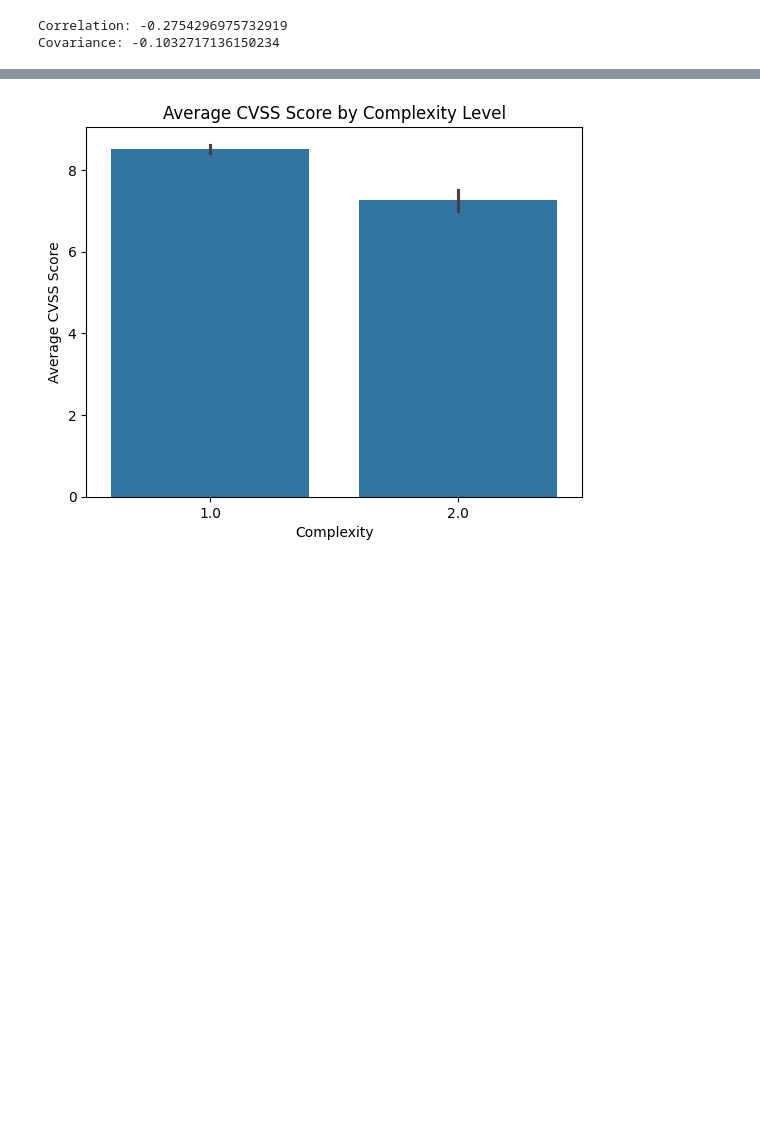
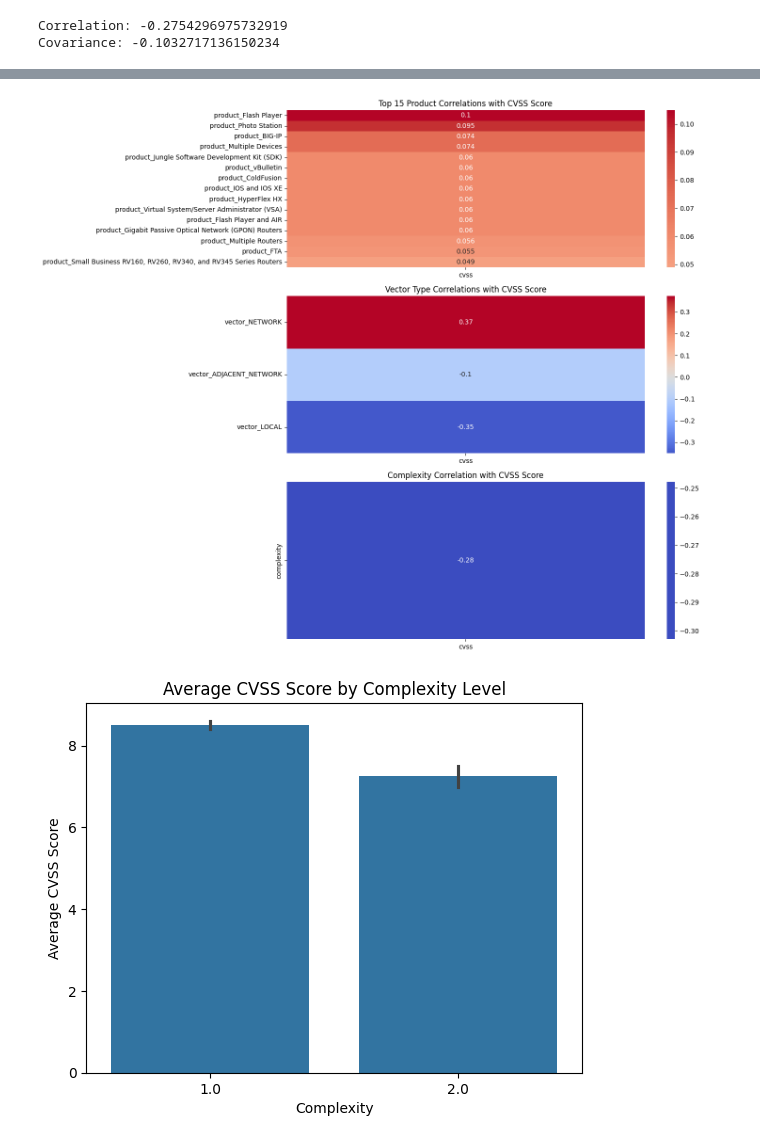
Before and after one commit to S10241798/AITT, a Jupyter notebook: AITT Assignment.ipynb, the cells around one changed output, grey strips where cells are left out. Saved outputs shown, nothing was run; the diff lists cells and outputs as text; code cells hidden in the pictures; blank space fills up the shorter version.

```diff
--- a/AITT Assignment.ipynb
+++ b/AITT Assignment.ipynb
@@ -364,3 +347,34 @@ KeyboardInterrupt:
+# %%
+# Create a figure
+plt.figure(figsize=(15, 12))
+
+# Plot 1: Product correlations with CVSS (top 15)
+plt.subplot(3, 1, 1)
+product_cols = [col for col in df_clean.columns if 'product_' in col]
+product_corr = df_clean[product_cols + ['cvss']].corr()['cvss'].sort_values(ascending=False)
+product_corr = product_corr[1:16]  # Top 15 products, excluding cvss itself
+sns.heatmap(pd.DataFrame(product_corr), annot=True, cmap='coolwarm', center=0)
+plt.title('Top 15 Product Correlations with CVSS Score')
+
+# Plot 2: Vector correlations with CVSS
+plt.subplot(3, 1, 2)
+vector_cols = [col for col in df_clean.columns if 'vector_' in col]
+vector_corr = df_clean[vector_cols + ['cvss']].corr()['cvss'].sort_values(ascending=False)
+vector_corr = vector_corr[1:]  # Excluding cvss itself
+sns.heatmap(pd.DataFrame(vector_corr), annot=True, cmap='coolwarm', center=0)
+plt.title('Vector Type Correlations with CVSS Score')
+
+# Plot 3: Complexity correlation with CVSS
+plt.subplot(3, 1, 3)
+complexity_corr = df_clean[['complexity', 'cvss']].corr()['cvss']
+complexity_corr = complexity_corr[:1]  # Excluding cvss itself
+sns.heatmap(pd.DataFrame(complexity_corr), annot=True, cmap='coolwarm', center=0)
+plt.title('Complexity Correlation with CVSS Score')
+
+plt.tight_layout()
+plt.show()
+# %% [output]
+[figure, added]
 # %%
 sns.barplot(x='complexity', y='cvss', data=df_clean)
 plt.title('Average CVSS Score by Complexity Level')
```
Also changed, not shown: parts of 13 cells of this notebook.
